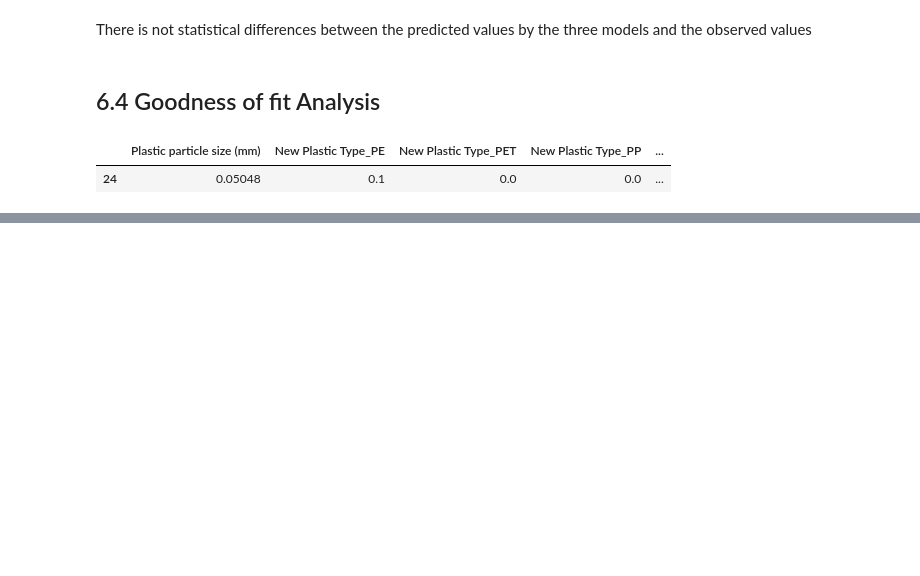
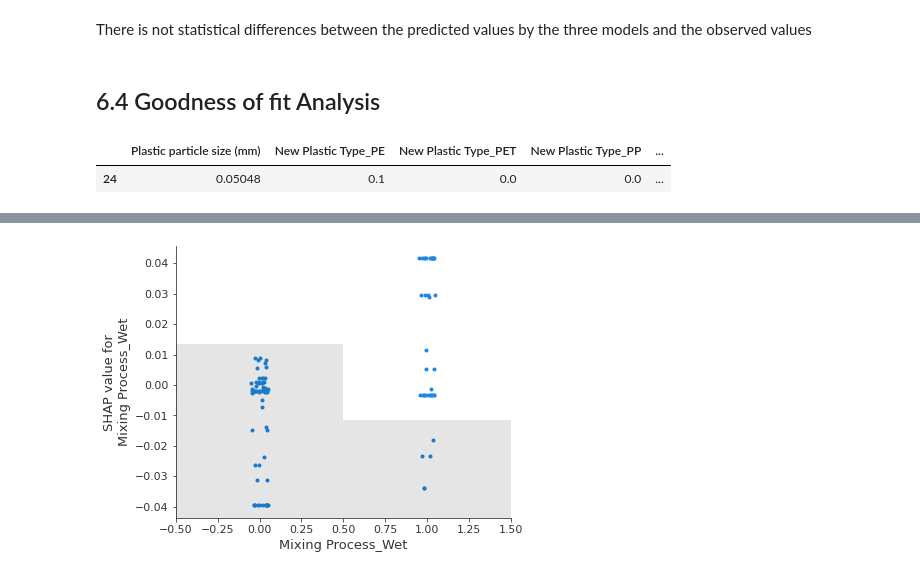
Before and after one commit to cavs1010/asphalt, a Jupyter notebook: Indirect_Tensile_Strength_Enhanced.ipynb, the cells around one changed output, grey strips where cells are left out. Saved outputs shown, nothing was run; the diff lists cells and outputs as text; code cells hidden in the pictures; blank space fills up the shorter version.

```diff
--- a/Indirect_Tensile_Strength_Enhanced.ipynb
+++ b/Indirect_Tensile_Strength_Enhanced.ipynb
@@ -768,0 +906,4 @@ X_test.loc[[24]]
+# %%
+shap.plots.scatter(shap_values[:,'Mixing Process_Wet'])
+# %% [output]
+[figure, added]
```
Also changed, not shown: parts of 20 cells of this notebook, 3 other files.
